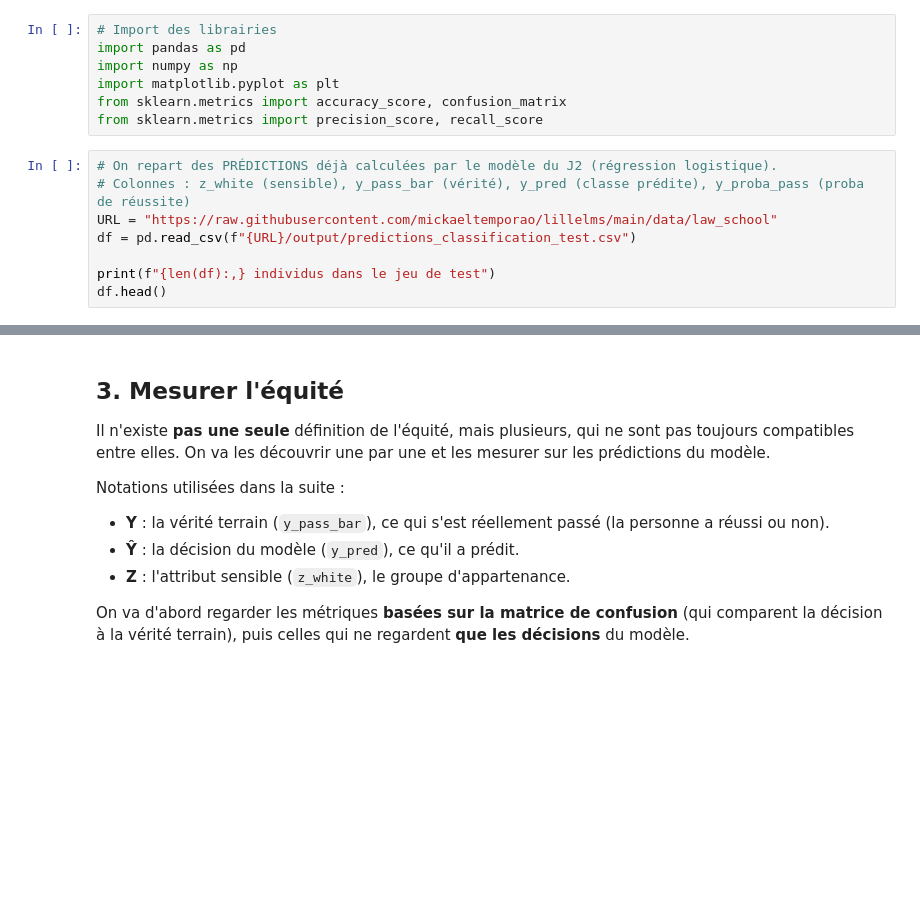
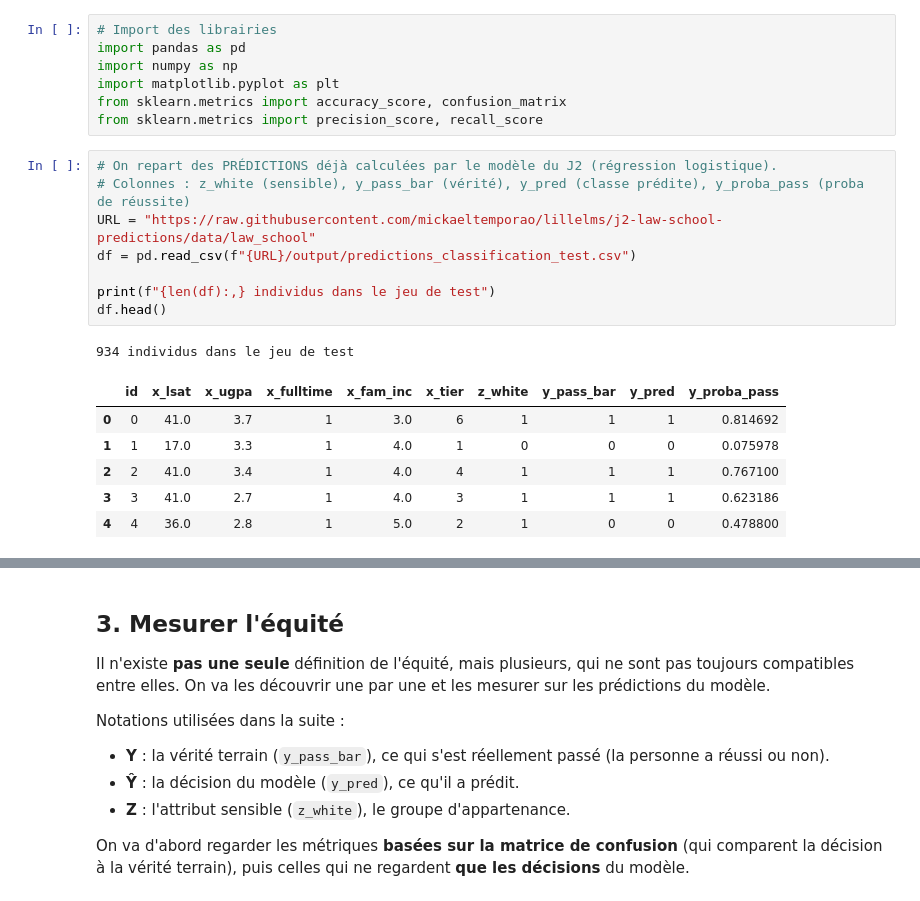
Before and after one commit to mickaeltemporao/lillelms, a Jupyter notebook: resources/j4/2_aprem/01-fairness.ipynb, the cells around one changed output, grey strips where cells are left out. Saved outputs shown, nothing was run; the diff lists cells and outputs as text; blank space fills up the shorter version.

```diff
--- a/resources/j4/2_aprem/01-fairness.ipynb
+++ b/resources/j4/2_aprem/01-fairness.ipynb
@@ -47,11 +47,19 @@ from sklearn.metrics import precision_score, recall_score
 # %%
 # On repart des PRÉDICTIONS déjà calculées par le modèle du J2 (régression logistique).
 # Colonnes : z_white (sensible), y_pass_bar (vérité), y_pred (classe prédite), y_proba_pass (proba de réussite)
-URL = "https://raw.githubusercontent.com/mickaeltemporao/lillelms/main/data/law_school"
+URL = "https://raw.githubusercontent.com/mickaeltemporao/lillelms/j2-law-school-predictions/data/law_school"
 df = pd.read_csv(f"{URL}/output/predictions_classification_test.csv")
 
 print(f"{len(df):,} individus dans le jeu de test")
 df.head()
+# %% [output]
+934 individus dans le jeu de test
+|  | id | x_lsat | x_ugpa | x_fulltime | x_fam_inc | x_tier | z_white | y_pass_bar | y_pred | y_proba_pass |
+| 0 | 0 | 41.0 | 3.7 | 1 | 3.0 | 6 | 1 | 1 | 1 | 0.814692 |
+| 1 | 1 | 17.0 | 3.3 | 1 | 4.0 | 1 | 0 | 0 | 0 | 0.075978 |
+| 2 | 2 | 41.0 | 3.4 | 1 | 4.0 | 4 | 1 | 1 | 1 | 0.767100 |
+| 3 | 3 | 41.0 | 2.7 | 1 | 4.0 | 3 | 1 | 1 | 1 | 0.623186 |
+| 4 | 4 | 36.0 | 2.8 | 1 | 5.0 | 2 | 1 | 0 | 0 | 0.478800 |
 # %%
 # Taille relative des deux groupes (le groupe minorisé z_white=0 est très minoritaire)
 df["z_white"].value_counts(normalize=True).round(3)
```
Also changed, not shown: parts of 19 cells of this notebook.
